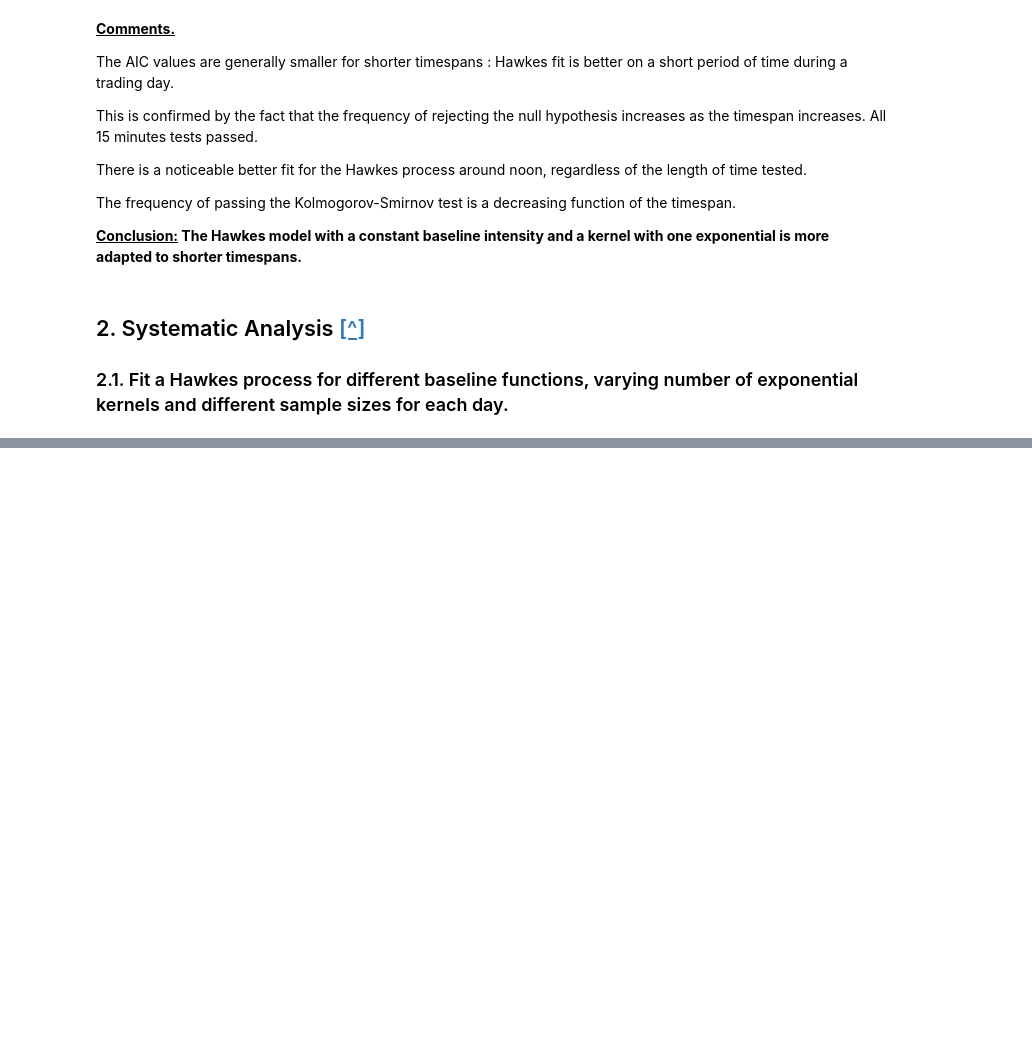
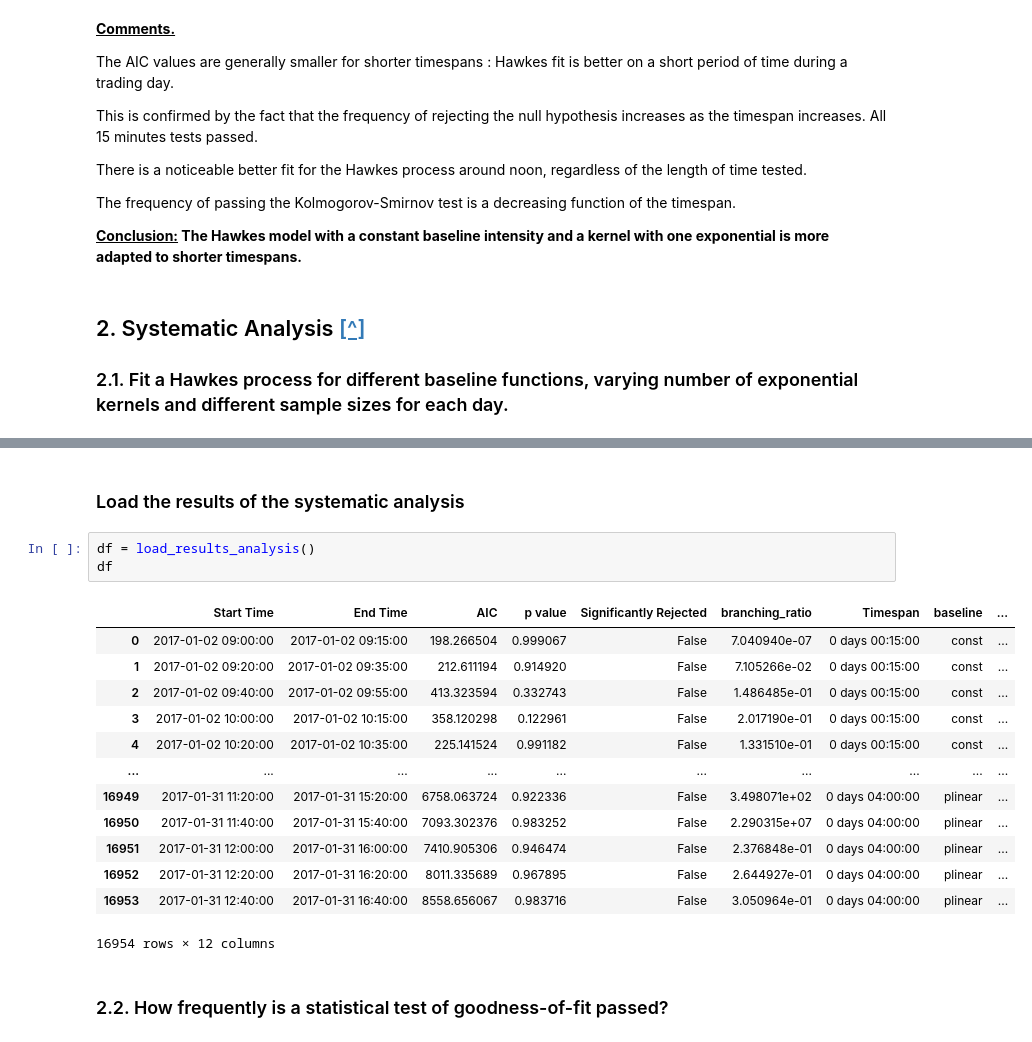
Before and after one commit to PierreArtigalaCS/DHF, a Jupyter notebook: DHF-LAB5-ARTIGALA-CHATAIGNAULT.ipynb, the cells around one changed output, grey strips where cells are left out. Drawn from its saved outputs; the diff is of its cells as text; blank space fills up the shorter version.

```diff
--- a/DHF-LAB5-ARTIGALA-CHATAIGNAULT.ipynb
+++ b/DHF-LAB5-ARTIGALA-CHATAIGNAULT.ipynb
@@ -338,0 +533,21 @@ The frequency of passing the Kolmogorov-Smirnov test is a decreasing function of
+# %% [markdown]
+### Load the results of the systematic analysis
+# %%
+df = load_results_analysis()
+df
+# %% [output]
+|  | Start Time | End Time | AIC | p value | Significantly Rejected | branching_ratio | Timespan | baseline | ... |
+| 0 | 2017-01-02 09:00:00 | 2017-01-02 09:15:00 | 198.266504 | 0.999067 | False | 7.040940e-07 | 0 days 00:15:00 | const | ... |
+| 1 | 2017-01-02 09:20:00 | 2017-01-02 09:35:00 | 212.611194 | 0.914920 | False | 7.105266e-02 | 0 days 00:15:00 | const | ... |
+| 2 | 2017-01-02 09:40:00 | 2017-01-02 09:55:00 | 413.323594 | 0.332743 | False | 1.486485e-01 | 0 days 00:15:00 | const | ... |
+| 3 | 2017-01-02 10:00:00 | 2017-01-02 10:15:00 | 358.120298 | 0.122961 | False | 2.017190e-01 | 0 days 00:15:00 | const | ... |
+| 4 | 2017-01-02 10:20:00 | 2017-01-02 10:35:00 | 225.141524 | 0.991182 | False | 1.331510e-01 | 0 days 00:15:00 | const | ... |
+| ... | ... | ... | ... | ... | ... | ... | ... | ... | ... |
+| 16949 | 2017-01-31 11:20:00 | 2017-01-31 15:20:00 | 6758.063724 | 0.922336 | False | 3.498071e+02 | 0 days 04:00:00 | plinear | ... |
+| 16950 | 2017-01-31 11:40:00 | 2017-01-31 15:40:00 | 7093.302376 | 0.983252 | False | 2.290315e+07 | 0 days 04:00:00 | plinear | ... |
+| 16951 | 2017-01-31 12:00:00 | 2017-01-31 16:00:00 | 7410.905306 | 0.946474 | False | 2.376848e-01 | 0 days 04:00:00 | plinear | ... |
+| 16952 | 2017-01-31 12:20:00 | 2017-01-31 16:20:00 | 8011.335689 | 0.967895 | False | 2.644927e-01 | 0 days 04:00:00 | plinear | ... |
+| 16953 | 2017-01-31 12:40:00 | 2017-01-31 16:40:00 | 8558.656067 | 0.983716 | False | 3.050964e-01 | 0 days 04:00:00 | plinear | ... |
+16954 rows × 12 columns
+# %% [markdown]
+### 2.2. How frequently is a statistical test of goodness-of-fit passed?
```
Also changed, not shown: parts of 25 cells of this notebook.
